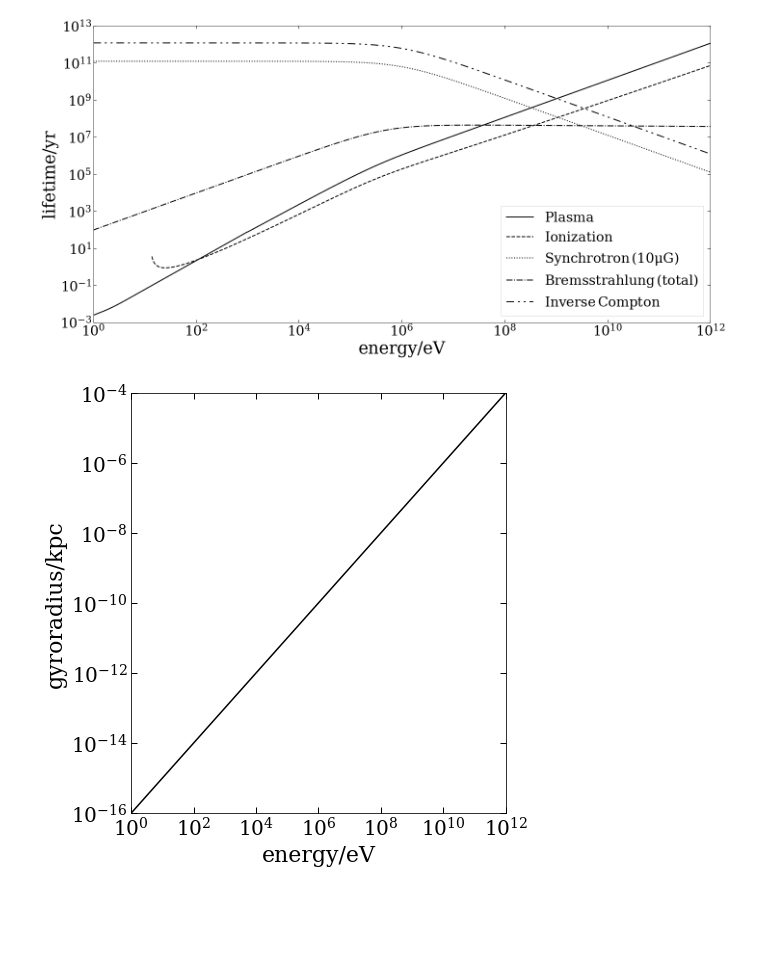
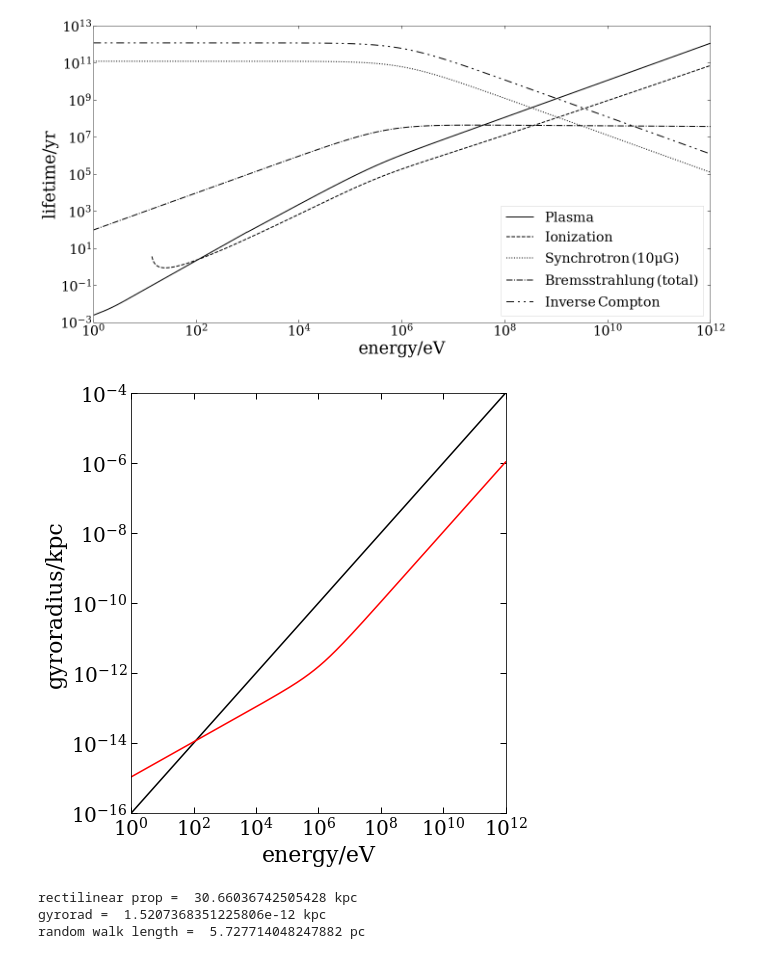
Before and after one commit to fipanther/posprop, a Jupyter notebook: timescales.ipynb, the cells around one changed output. Drawn from its saved outputs; the diff is of its cells as text; code cells hidden in the pictures; blank space fills up the shorter version.

```diff
--- a/timescales.ipynb
+++ b/timescales.ipynb
@@ -4,3 +4,7 @@ import load as ld
 import numpy as np
 import matplotlib.pyplot as plt
 import ipywidgets as wdg
+import user_functions as usr
+yrs = 24*3600*365
+pc = 3.24078e-19
+kpc = 3.24078e-19/1000
@@ -80,15 +80,55 @@ def gyro_cr(energy, Z, B):
     B: magnetic field strength in microGauss
     """
     return 10*((energy/1E17)/(Z*(B)))
+
+def gyro_gen(energy, mass, Z, B):
+    """returns gyroradius in kpc where energy = KE of particle,  mass = particle mass in eV,
+    Z = particle charge and B = magnetic field in microgauss"""
+    B_tesla = B/1E10
+    mass_gev = mass/1E9
+    rgcm = 100*3.3*usr.rel_gam(energy, mass)*mass_gev*usr.rel_bet(energy, mass)/(Z*B_tesla)
+    return rgcm*kpc
 # %%
 gyro = [gyro_cr(i, 1, 1) for i in ene]
+gyro1 = [gyro_gen(i, 511E3, 1, 1) for i in ene]
 # %%
 plt.figure(figsize = (7,7))
 plt.plot(ene, gyro, 'k')
+plt.plot(ene, gyro1, 'r')
 plt.xscale('log')
 plt.yscale('log')
 plt.xlabel('energy/eV',fontsize=22)
 plt.ylabel('gyroradius/kpc',fontsize=22)
 plt.show()
 # %% [output]
-[figure, old version]
+[figure, new version]
+# %%
+
+
+def rect_prop(energy, losstime):
+    """
+    returns rectilinear propagation distance of a particle with kinetic energy 'energy'
+    which loses its kinetic energy in time 'losstime/yrs' (see graph above) in kpc"""
+    return usr.rel_bet(1E9, 511E3)*3E10*(losstime*yrs)*kpc
+
+#rectilinear propagation distance
+print('rectilinear prop = ', rect_prop(1E6, 1E5), 'kpc')
+print('gyrorad = ', gyro_gen(1E6, 511E3, 1, 1), 'kpc')
+
+
+#Their propagation will be limited by magentic fields. For a random walk, based on Boehm+2008.
+def d_ran(energy, losstime):
+    """distance covered in kpc by a particle taking a random walk where 'energy'  is the energy
+    of the particle and 'losstime' is the time it takes to lose all its energy in yrs. Assumes charge
+    on particle is 1 and magnetic field is 1 microgauss"""
+    gyro = gyro_gen(energy, 511E3, 1, 1)
+    d_rect = rect_prop(energy, losstime)
+    return np.sqrt(gyro*d_rect)
+
+d_ran_1 = d_ran(1E9, 1E8)
+
+print('random walk length = ', d_ran_1*1000, 'pc')
+# %% [output]
+rectilinear prop =  30.66036742505428 kpc
+gyrorad =  1.5207368351225806e-12 kpc
+random walk length =  5.727714048247882 pc
```
Also changed, not shown: parts of 1 cell of this notebook.
